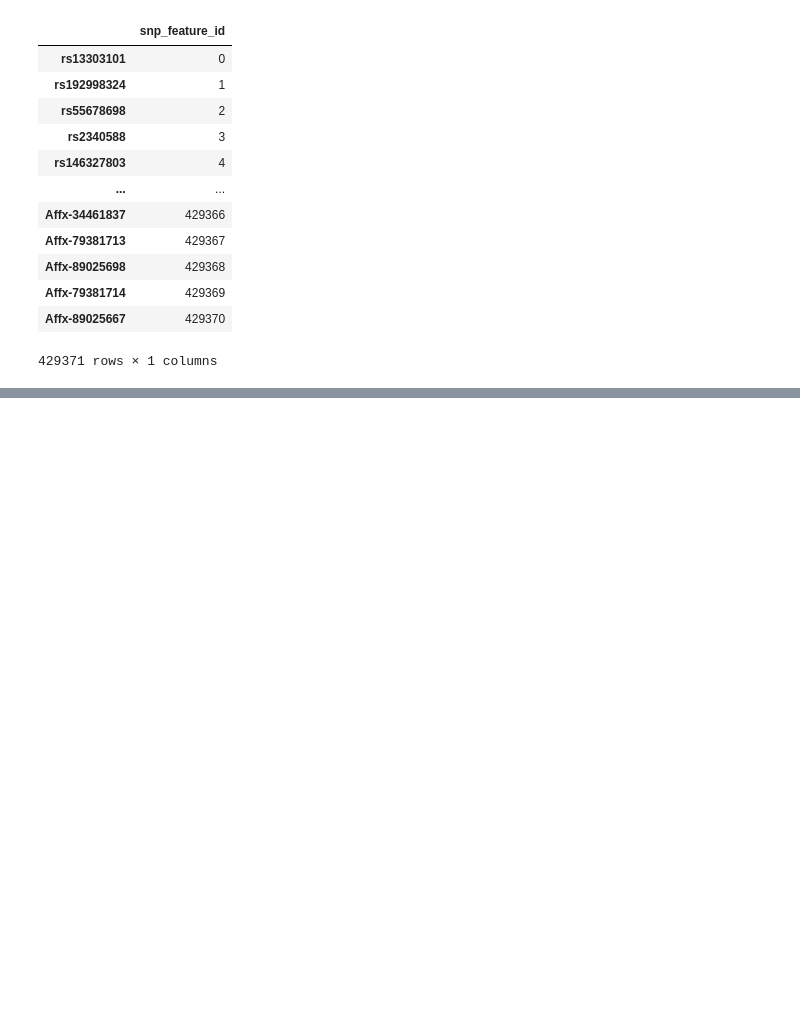
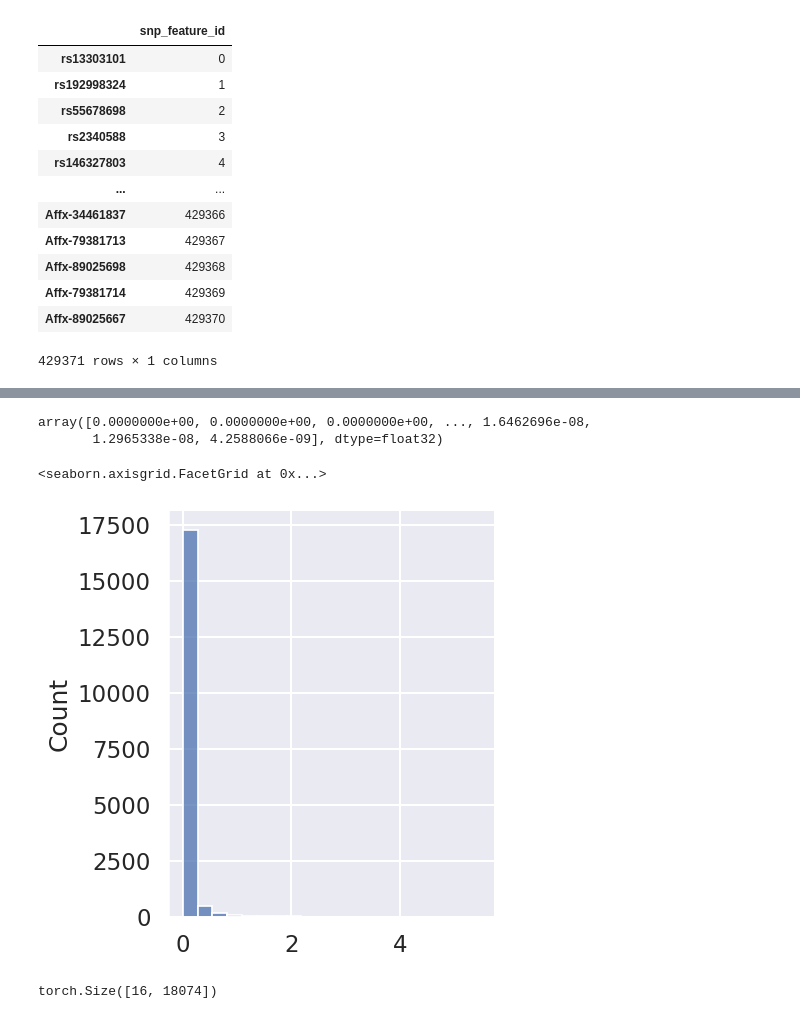
Before and after one commit to DennisGankin/snp_vnn, a Jupyter notebook: model_evaluation.ipynb, the cells around one changed output, grey strips where cells are left out. Saved outputs shown, nothing was run; the diff lists cells and outputs as text; code cells hidden in the pictures; blank space fills up the shorter version.

```diff
--- a/model_evaluation.ipynb
+++ b/model_evaluation.ipynb
@@ -465,0 +440,2 @@ NameError: name 'snp_df' is not defined
+# %%
+cond = LayerConductance(model, model.model.model.graph_layer_0.linear2) # SNPs
@@ -465,0 +497,16 @@ NameError: name 'snp_df' is not defined
+# %%
+gene_att.numpy()
+# %% [output]
+array([0.0000000e+00, 0.0000000e+00, 0.0000000e+00, ..., 1.6462696e-08,
+       1.2965338e-08, 4.2588066e-09], dtype=float32)
+# %%
+# plot distribution of the average values
+sns.set_context("talk")
+sns.displot(gene_att.numpy(), bins = 20)
+# %% [output]
+<seaborn.axisgrid.FacetGrid at 0x...>
+[figure, added]
+# %%
+cond_vals.shape
+# %% [output]
+torch.Size([16, 18074])
```
Also changed, not shown: parts of 67 cells of this notebook.
